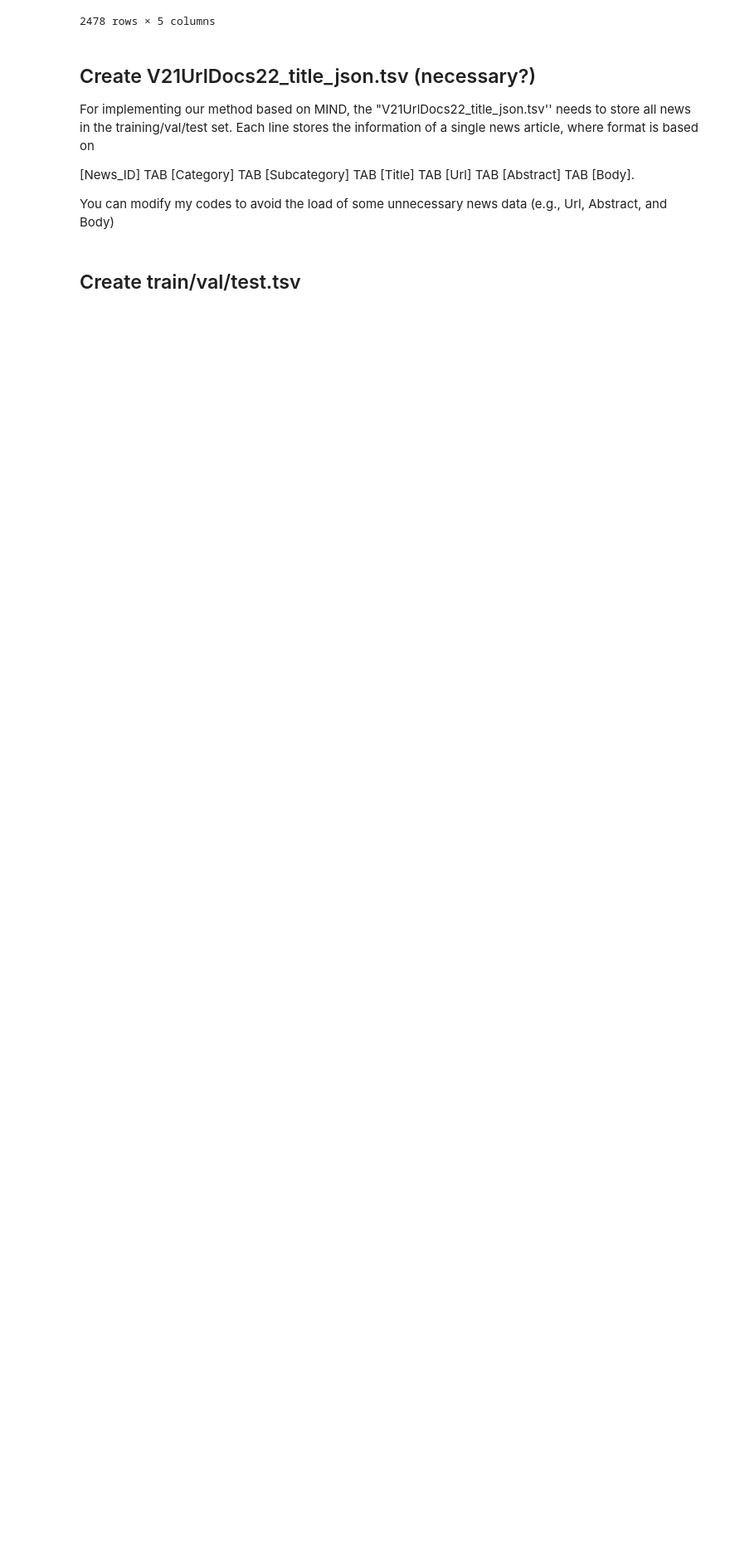
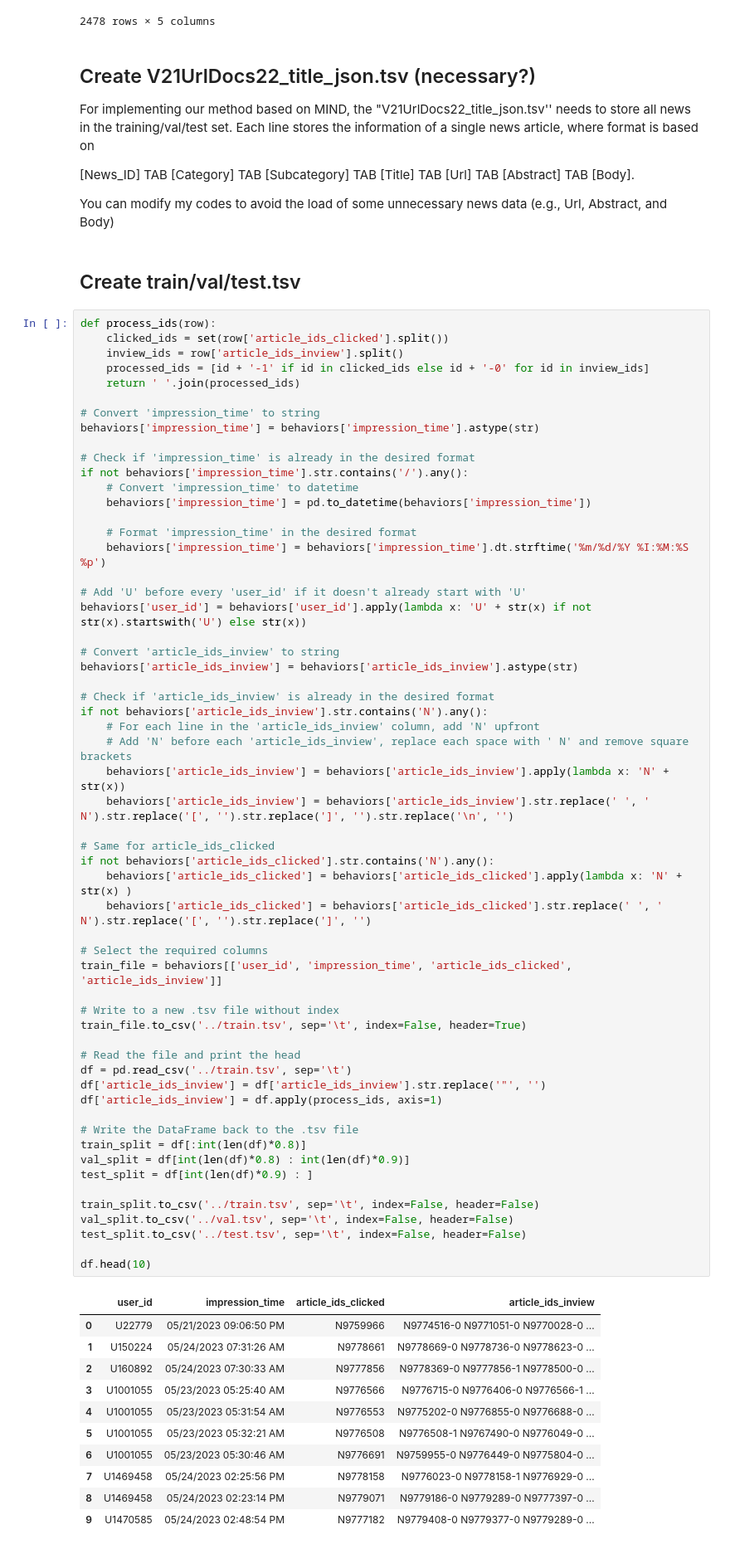
Before and after one commit to IvoBrink/RecSys-PP-Rec, a Jupyter notebook: data/Challenge/ebnerd_original/reformat_data.ipynb, the cells around one changed output. Shown at 83% size. Cells and saved outputs as stored; diff of their text form; blank space fills up the shorter version.

```diff
--- a/data/Challenge/ebnerd_original/reformat_data.ipynb
+++ b/data/Challenge/ebnerd_original/reformat_data.ipynb
@@ -135,3 +135,72 @@ For implementing our method based on MIND, the "V21UrlDocs22_title_json.tsv'' ne
 You can modify my codes to avoid the load of some unnecessary news data (e.g., Url, Abstract, and Body)
 # %% [markdown]
 ## Create train/val/test.tsv
+# %%
+def process_ids(row):
+    clicked_ids = set(row['article_ids_clicked'].split())
+    inview_ids = row['article_ids_inview'].split()
+    processed_ids = [id + '-1' if id in clicked_ids else id + '-0' for id in inview_ids]
+    return ' '.join(processed_ids)
+
+# Convert 'impression_time' to string
+behaviors['impression_time'] = behaviors['impression_time'].astype(str)
+
+# Check if 'impression_time' is already in the desired format
+if not behaviors['impression_time'].str.contains('/').any():
+    # Convert 'impression_time' to datetime
+    behaviors['impression_time'] = pd.to_datetime(behaviors['impression_time'])
+
+    # Format 'impression_time' in the desired format
+    behaviors['impression_time'] = behaviors['impression_time'].dt.strftime('%m/%d/%Y %I:%M:%S %p')
+
+# Add 'U' before every 'user_id' if it doesn't already start with 'U'
+behaviors['user_id'] = behaviors['user_id'].apply(lambda x: 'U' + str(x) if not str(x).startswith('U') else str(x))
+
+# Convert 'article_ids_inview' to string
+behaviors['article_ids_inview'] = behaviors['article_ids_inview'].astype(str)
+
+# Check if 'article_ids_inview' is already in the desired format
+if not behaviors['article_ids_inview'].str.contains('N').any():
+    # For each line in the 'article_ids_inview' column, add 'N' upfront
+    # Add 'N' before each 'article_ids_inview', replace each space with ' N' and remove square brackets
+    behaviors['article_ids_inview'] = behaviors['article_ids_inview'].apply(lambda x: 'N' + str(x))
+    behaviors['article_ids_inview'] = behaviors['article_ids_inview'].str.replace(' ', ' N').str.replace('[', '').str.replace(']', '').str.replace('\n', '')
+
+# Same for article_ids_clicked
+if not behaviors['article_ids_clicked'].str.contains('N').any():
+    behaviors['article_ids_clicked'] = behaviors['article_ids_clicked'].apply(lambda x: 'N' + str(x) )
+    behaviors['article_ids_clicked'] = behaviors['article_ids_clicked'].str.replace(' ', ' N').str.replace('[', '').str.replace(']', '')
+
+# Select the required columns
+train_file = behaviors[['user_id', 'impression_time', 'article_ids_clicked', 'article_ids_inview']]
+
+# Write to a new .tsv file without index
+train_file.to_csv('../train.tsv', sep='\t', index=False, header=True)
+
+# Read the file and print the head
+df = pd.read_csv('../train.tsv', sep='\t')
+df['article_ids_inview'] = df['article_ids_inview'].str.replace('"', '')
+df['article_ids_inview'] = df.apply(process_ids, axis=1)
+
+# Write the DataFrame back to the .tsv file
+train_split = df[:int(len(df)*0.8)]
+val_split = df[int(len(df)*0.8) : int(len(df)*0.9)]
+test_split = df[int(len(df)*0.9) : ]
+
+train_split.to_csv('../train.tsv', sep='\t', index=False, header=False)
+val_split.to_csv('../val.tsv', sep='\t', index=False, header=False)
+test_split.to_csv('../test.tsv', sep='\t', index=False, header=False)
+
+df.head(10)
+# %% [output]
+|  | user_id | impression_time | article_ids_clicked | article_ids_inview |
+| 0 | U22779 | 05/21/2023 09:06:50 PM | N9759966 | N9774516-0 N9771051-0 N9770028-0 ... |
+| 1 | U150224 | 05/24/2023 07:31:26 AM | N9778661 | N9778669-0 N9778736-0 N9778623-0 ... |
+| 2 | U160892 | 05/24/2023 07:30:33 AM | N9777856 | N9778369-0 N9777856-1 N9778500-0 ... |
+| 3 | U1001055 | 05/23/2023 05:25:40 AM | N9776566 | N9776715-0 N9776406-0 N9776566-1 ... |
+| 4 | U1001055 | 05/23/2023 05:31:54 AM | N9776553 | N9775202-0 N9776855-0 N9776688-0 ... |
+| 5 | U1001055 | 05/23/2023 05:32:21 AM | N9776508 | N9776508-1 N9767490-0 N9776049-0 ... |
+| 6 | U1001055 | 05/23/2023 05:30:46 AM | N9776691 | N9759955-0 N9776449-0 N9775804-0 ... |
+| 7 | U1469458 | 05/24/2023 02:25:56 PM | N9778158 | N9776023-0 N9778158-1 N9776929-0 ... |
+| 8 | U1469458 | 05/24/2023 02:23:14 PM | N9779071 | N9779186-0 N9779289-0 N9777397-0 ... |
+| 9 | U1470585 | 05/24/2023 02:48:54 PM | N9777182 | N9779408-0 N9779377-0 N9779289-0 ... |
```
Also changed, not shown: parts of 9 cells of this notebook, 9 other files.
